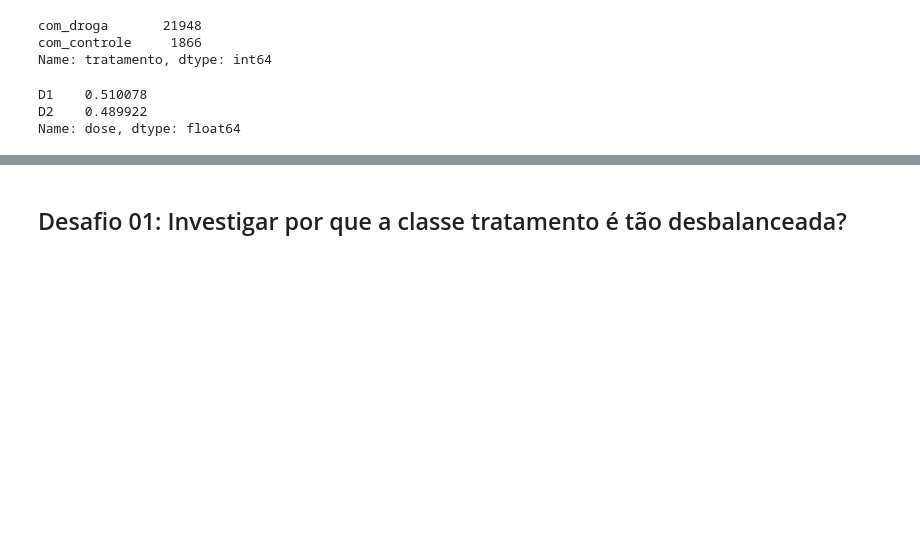
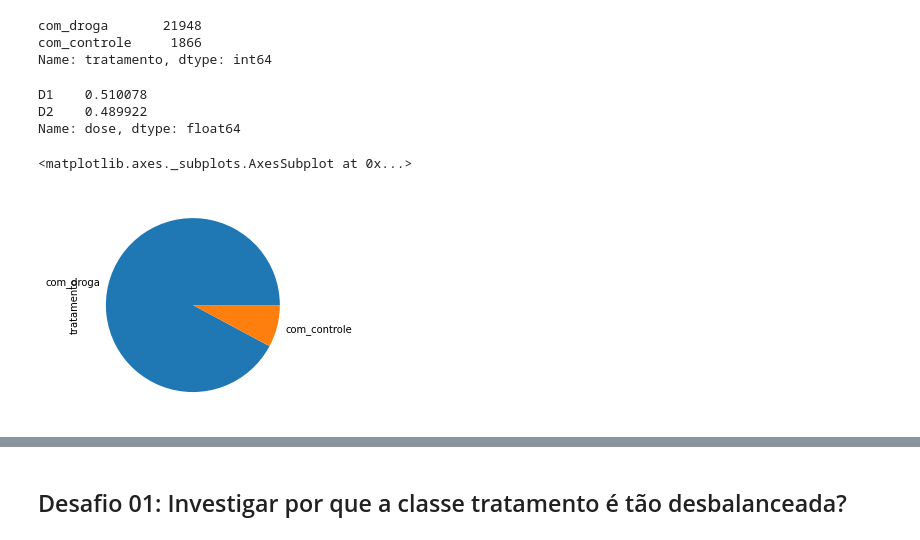
Before and after one commit to Gradimilo/ImersaoDados3, a Jupyter notebook: IMD3_Aula_01.ipynb, the cells around one changed output, grey strips where cells are left out. Drawn from its saved outputs; the diff is of its cells as text; code cells hidden in the pictures; blank space fills up the shorter version.

```diff
--- a/IMD3_Aula_01.ipynb
+++ b/IMD3_Aula_01.ipynb
@@ -35,3 +38,8 @@ dados['dose'].value_counts(normalize = True)
 D1    0.510078
 D2    0.489922
 Name: dose, dtype: float64
+# %%
+dados['tratamento'].value_counts().plot.pie()
+# %% [output]
+<matplotlib.axes._subplots.AxesSubplot at 0x...>
+[figure, added]
```
Also changed, not shown: parts of 21 cells of this notebook.
